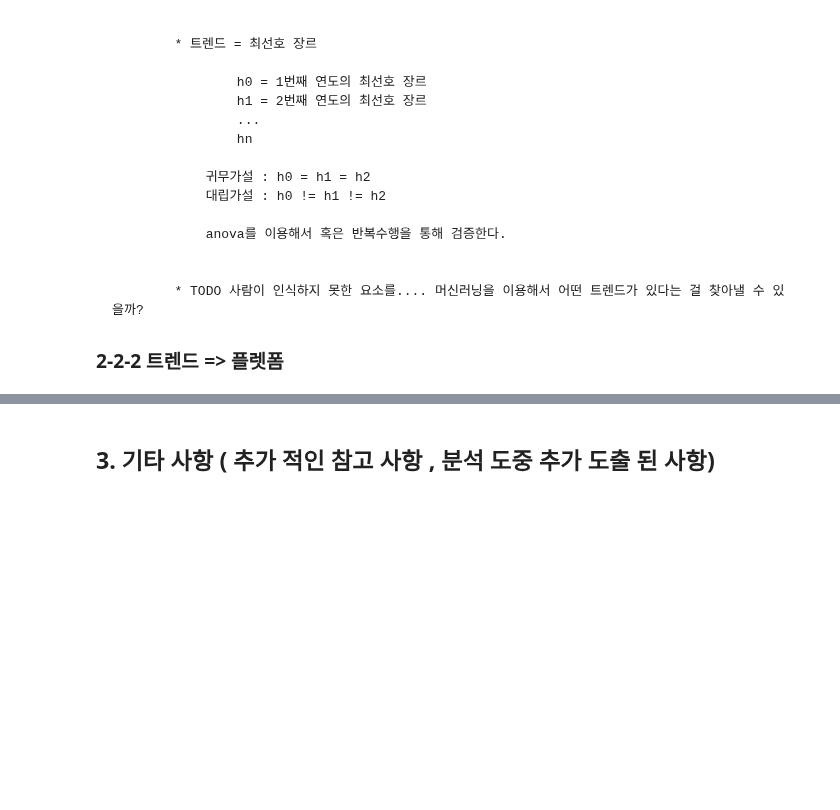
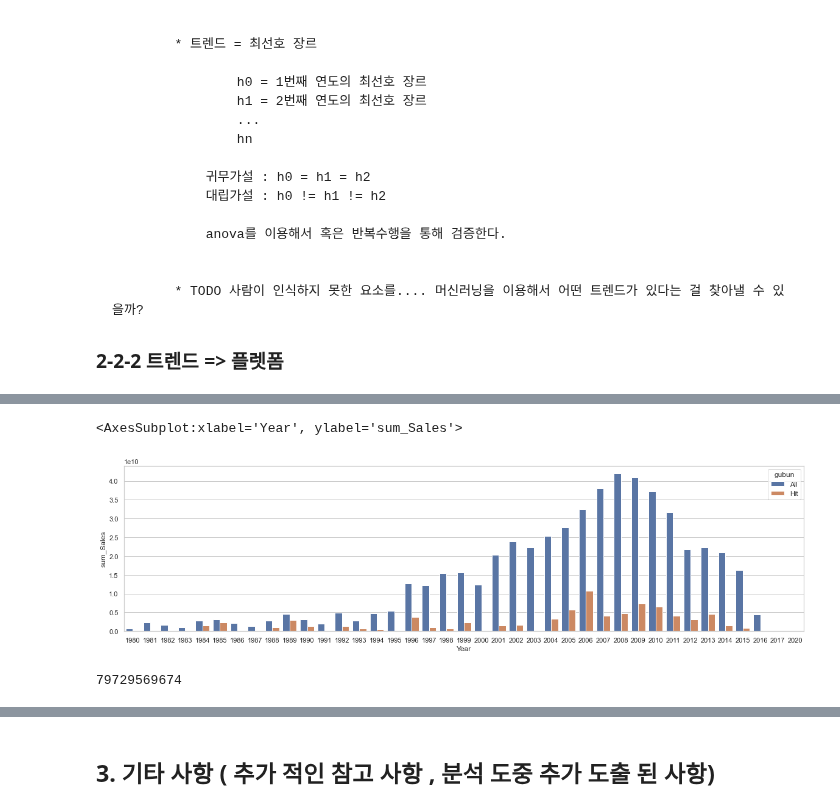
Before and after one commit to LamuneGitHub/A001_Python_Test, a Jupyter notebook: AI15_Prj_01/AI15-P1-이상필.ipynb, the cells around one changed output, grey strips where cells are left out. Drawn from its saved outputs; the diff is of its cells as text; code cells hidden in the pictures; blank space fills up the shorter version.

```diff
--- a/AI15_Prj_01/AI15-P1-이상필.ipynb
+++ b/AI15_Prj_01/AI15-P1-이상필.ipynb
@@ -759,0 +906,36 @@ PS4     0.5
+# %%
+#(v) 연도별 hit game의 전체 매출 비중 변화
+df_temp_01 = df.groupby ( by = ['Year' ] ).sum()
+df_temp_01.head()
+
+df_temp_02 = df_hit.groupby ( by = ['Year' ] ).sum()
+df_temp_02.head()
+
+df_temp = pd.merge( left = df_temp_01 , right = df_temp_02 , how='left' , left_index = True, right_index = True)
+df_temp = df_temp.fillna(0)
+
+
+df_temp = df_temp[ ['sum_Sales_x' , 'sum_Sales_y'] ]
+df_temp.columns = [ 'All', 'Hit' ]
+df_temp['Hit'] = df_temp['Hit'].astype('int')
+df_temp['Hit_ratio'] = (df_temp['Hit'] / df_temp['All']).round(2)
+
+
+df_temp['Year']= df_temp.index
+df_melt = pd.melt(df_temp, id_vars=['Hit_ratio' ,'Year' ] , var_name='gubun' , value_name='sum_Sales' )
+df_melt
+
+# 시각화
+plt.figure( figsize = (20,5) )
+sns.barplot ( data = df_melt , y = 'sum_Sales' , x = 'Year' , hue = 'gubun')
+
+
+# 셈플 데이터가 안 좋아서 최근 데이터가 많이 부족한 것으로 보임
+# %% [output]
+<AxesSubplot:xlabel='Year', ylabel='sum_Sales'>
+[figure, added]
+# %%
+sum_Sales_all = df_hit.sum_Sales.sum()
+sum_Sales_all
+# %% [output]
+79729569674
```
Also changed, not shown: parts of 12 cells of this notebook, 1 other file.
